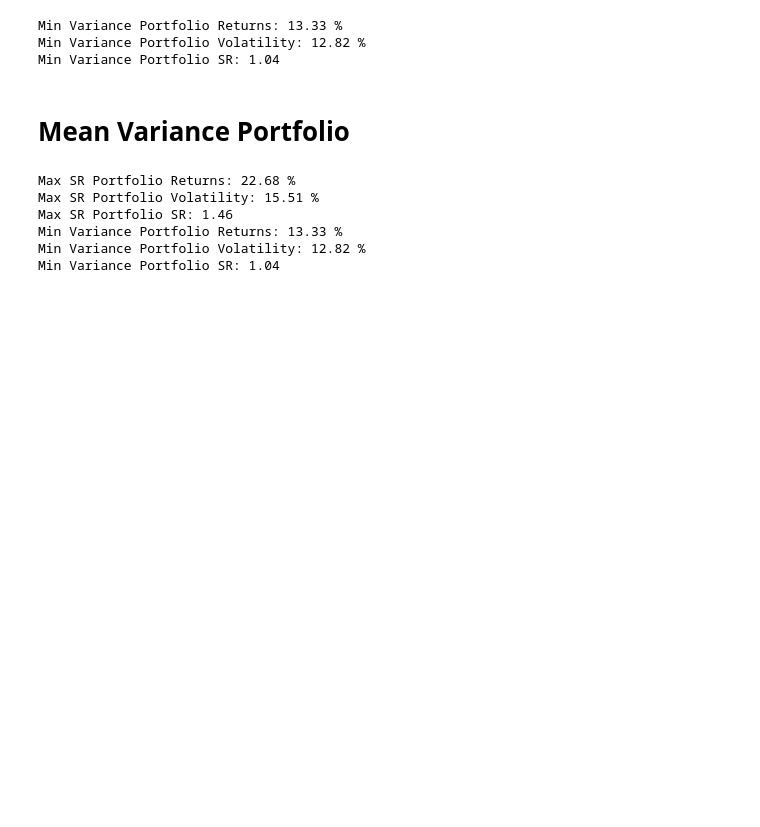
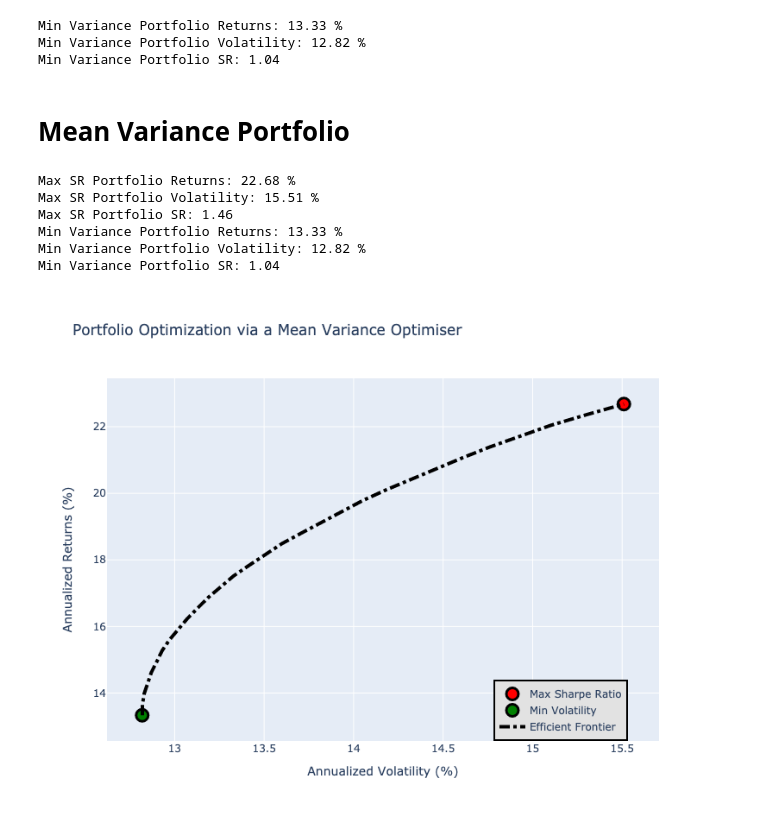
Before and after one commit to talhajamal11/BigData1Project, a Jupyter notebook: src/TalhaJamal/talha_main.ipynb, the cells around one changed output. Cells and saved outputs as stored; diff of their text form; code cells hidden in the pictures; blank space fills up the shorter version.

Commit message:
Display mean variance optimization

```diff
--- a/src/TalhaJamal/talha_main.ipynb
+++ b/src/TalhaJamal/talha_main.ipynb
@@ -217,3 +222,8 @@ Max SR Portfolio SR: 1.46
 Min Variance Portfolio Returns: 13.33 %
 Min Variance Portfolio Volatility: 12.82 %
 Min Variance Portfolio SR: 1.04
+# %%
+# Display the PNG image file
+Image(filename='MeanVariancePortfolioOptimization.png')
+# %% [output]
+[figure, added]
```
Also changed, not shown: parts of 2 cells of this notebook, 1 other file.
